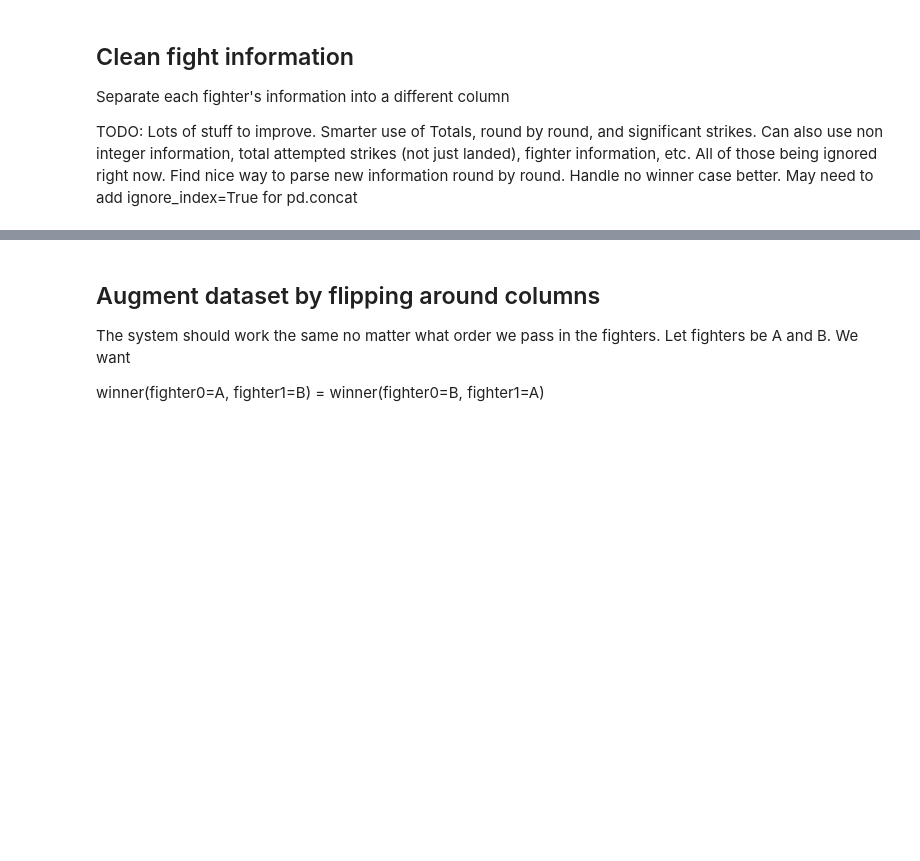
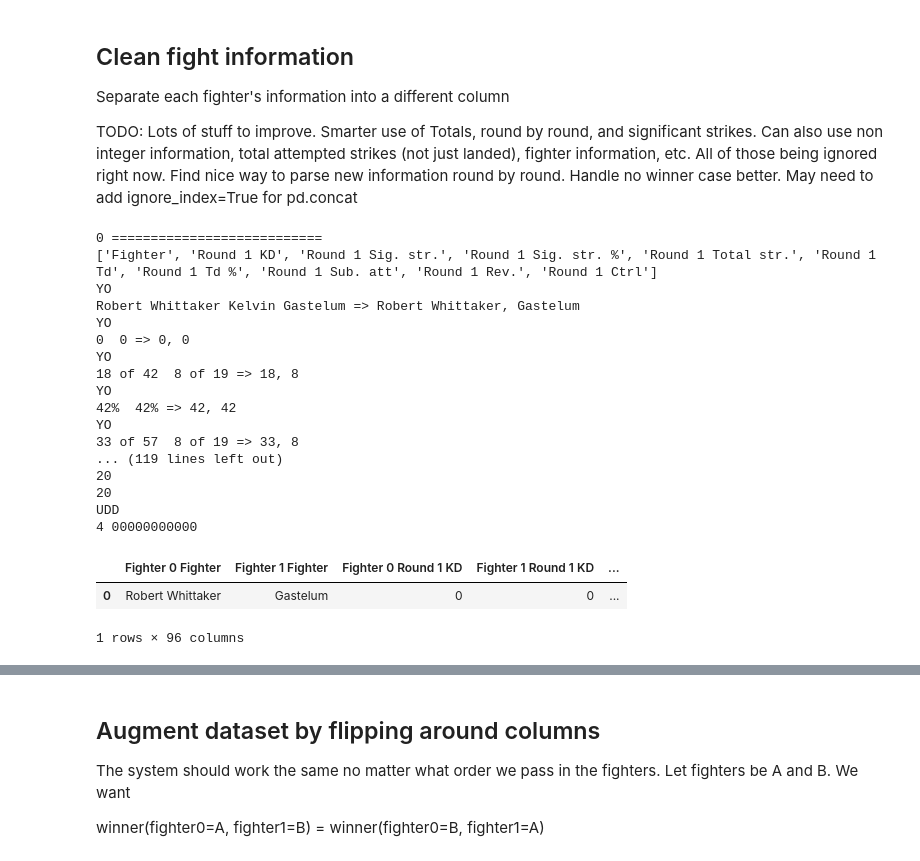
Before and after one commit to tylerlum/ufc_automated_scoring_system, a Jupyter notebook: UFC_Automated_Scoring_System.ipynb, the cells around one changed output, grey strips where cells are left out. Saved outputs shown, nothing was run; the diff lists cells and outputs as text; code cells hidden in the pictures; blank space fills up the shorter version.

```diff
--- a/UFC_Automated_Scoring_System.ipynb
+++ b/UFC_Automated_Scoring_System.ipynb
@@ -419,4 +439,28 @@ def process_raw_fight_tables(raw_fight_tables, winner, method, round_by_round=Fa
     fight_table['Winner'] = label
     fight_table['Method'] = method
     return fight_table
+# %%
+i=0
+process_raw_fight_tables(RAW_FIGHT_TABLES_LIST[i], WINNERS[i], METHODS[i], round_by_round=ROUND_BY_ROUND)
+# %% [output]
+0 ===========================
+['Fighter', 'Round 1 KD', 'Round 1 Sig. str.', 'Round 1 Sig. str. %', 'Round 1 Total str.', 'Round 1 Td', 'Round 1 Td %', 'Round 1 Sub. att', 'Round 1 Rev.', 'Round 1 Ctrl']
+YO
+Robert Whittaker Kelvin Gastelum => Robert Whittaker, Gastelum
+YO
+0  0 => 0, 0
+YO
+18 of 42  8 of 19 => 18, 8
+YO
+42%  42% => 42, 42
+YO
+33 of 57  8 of 19 => 33, 8
+... (119 lines left out)
+20
+20
+UDD
+4 00000000000
+|  | Fighter 0 Fighter | Fighter 1 Fighter | Fighter 0 Round 1 KD | Fighter 1 Round 1 KD | ... |
+| 0 | Robert Whittaker | Gastelum | 0 | 0 | ... |
+1 rows × 96 columns
 # %%
```
Also changed, not shown: parts of 10 cells of this notebook.
